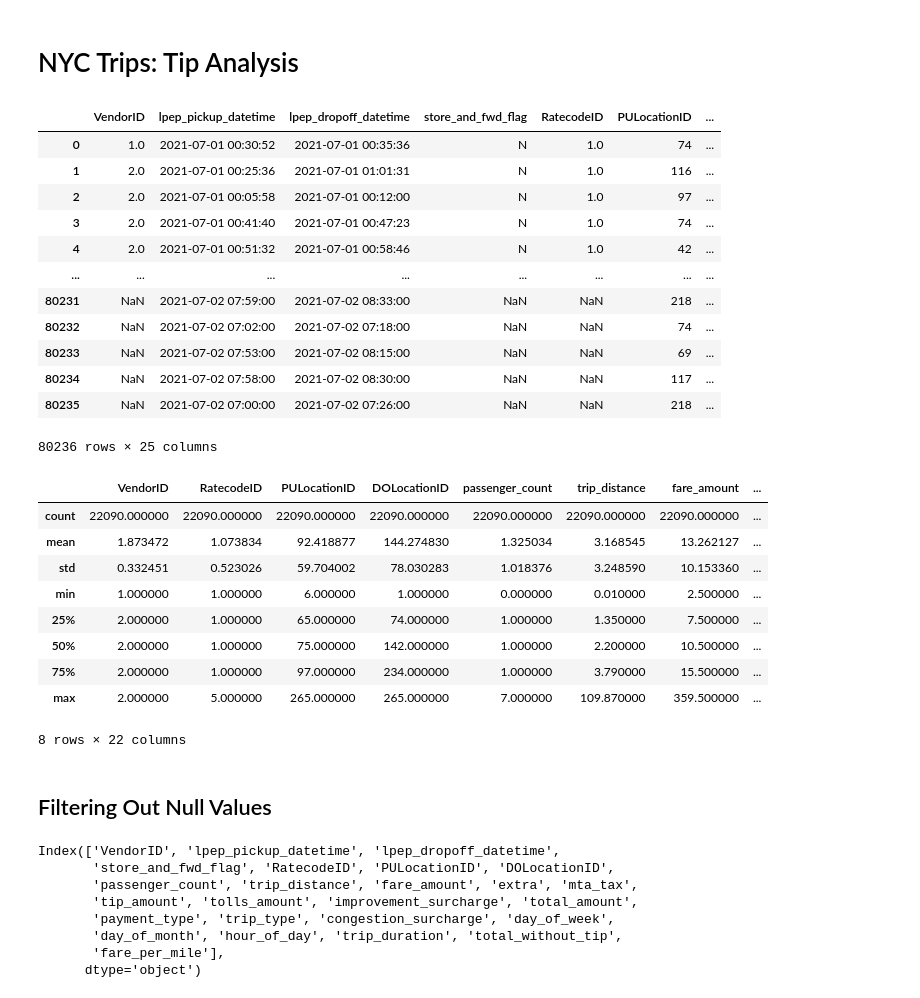
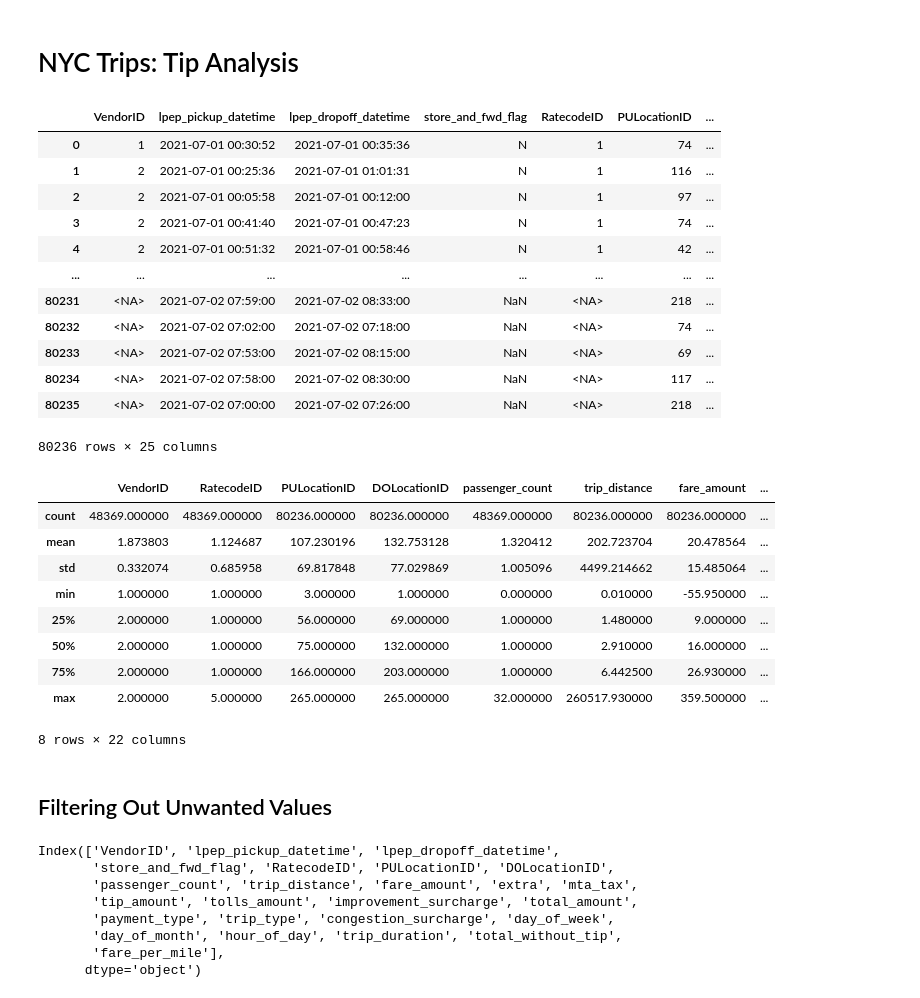
Before and after one commit to UCB-stat-159-s22/hw07-group16, a Jupyter notebook: tip_analysis.ipynb, the cells around one changed output. Cells and saved outputs as stored; diff of their text form; code cells hidden in the pictures.

```diff
--- a/tip_analysis.ipynb
+++ b/tip_analysis.ipynb
@@ -8,35 +9,35 @@ import seaborn as sns
 # %%
-df = pd.read_csv('data/taxi_clean.csv')
+df = utils.open_taxi_clean_df()
 df
 # %% [output]
 |  | VendorID | lpep_pickup_datetime | lpep_dropoff_datetime | store_and_fwd_flag | RatecodeID | PULocationID | ... |
-| 0 | 1.0 | 2021-07-01 00:30:52 | 2021-07-01 00:35:36 | N | 1.0 | 74 | ... |
-| 1 | 2.0 | 2021-07-01 00:25:36 | 2021-07-01 01:01:31 | N | 1.0 | 116 | ... |
-| 2 | 2.0 | 2021-07-01 00:05:58 | 2021-07-01 00:12:00 | N | 1.0 | 97 | ... |
-| 3 | 2.0 | 2021-07-01 00:41:40 | 2021-07-01 00:47:23 | N | 1.0 | 74 | ... |
-| 4 | 2.0 | 2021-07-01 00:51:32 | 2021-07-01 00:58:46 | N | 1.0 | 42 | ... |
+| 0 | 1 | 2021-07-01 00:30:52 | 2021-07-01 00:35:36 | N | 1 | 74 | ... |
+| 1 | 2 | 2021-07-01 00:25:36 | 2021-07-01 01:01:31 | N | 1 | 116 | ... |
+| 2 | 2 | 2021-07-01 00:05:58 | 2021-07-01 00:12:00 | N | 1 | 97 | ... |
+| 3 | 2 | 2021-07-01 00:41:40 | 2021-07-01 00:47:23 | N | 1 | 74 | ... |
+| 4 | 2 | 2021-07-01 00:51:32 | 2021-07-01 00:58:46 | N | 1 | 42 | ... |
 | ... | ... | ... | ... | ... | ... | ... | ... |
-| 80231 | NaN | 2021-07-02 07:59:00 | 2021-07-02 08:33:00 | NaN | NaN | 218 | ... |
-| 80232 | NaN | 2021-07-02 07:02:00 | 2021-07-02 07:18:00 | NaN | NaN | 74 | ... |
-| 80233 | NaN | 2021-07-02 07:53:00 | 2021-07-02 08:15:00 | NaN | NaN | 69 | ... |
-| 80234 | NaN | 2021-07-02 07:58:00 | 2021-07-02 08:30:00 | NaN | NaN | 117 | ... |
-| 80235 | NaN | 2021-07-02 07:00:00 | 2021-07-02 07:26:00 | NaN | NaN | 218 | ... |
+| 80231 | <NA> | 2021-07-02 07:59:00 | 2021-07-02 08:33:00 | NaN | <NA> | 218 | ... |
+| 80232 | <NA> | 2021-07-02 07:02:00 | 2021-07-02 07:18:00 | NaN | <NA> | 74 | ... |
+| 80233 | <NA> | 2021-07-02 07:53:00 | 2021-07-02 08:15:00 | NaN | <NA> | 69 | ... |
+| 80234 | <NA> | 2021-07-02 07:58:00 | 2021-07-02 08:30:00 | NaN | <NA> | 117 | ... |
+| 80235 | <NA> | 2021-07-02 07:00:00 | 2021-07-02 07:26:00 | NaN | <NA> | 218 | ... |
 80236 rows × 25 columns
 # %%
 df.describe()
 # %% [output]
 |  | VendorID | RatecodeID | PULocationID | DOLocationID | passenger_count | trip_distance | fare_amount | ... |
-| count | 22090.000000 | 22090.000000 | 22090.000000 | 22090.000000 | 22090.000000 | 22090.000000 | 22090.000000 | ... |
-| mean | 1.873472 | 1.073834 | 92.418877 | 144.274830 | 1.325034 | 3.168545 | 13.262127 | ... |
-| std | 0.332451 | 0.523026 | 59.704002 | 78.030283 | 1.018376 | 3.248590 | 10.153360 | ... |
-| min | 1.000000 | 1.000000 | 6.000000 | 1.000000 | 0.000000 | 0.010000 | 2.500000 | ... |
-| 25% | 2.000000 | 1.000000 | 65.000000 | 74.000000 | 1.000000 | 1.350000 | 7.500000 | ... |
-| 50% | 2.000000 | 1.000000 | 75.000000 | 142.000000 | 1.000000 | 2.200000 | 10.500000 | ... |
-| 75% | 2.000000 | 1.000000 | 97.000000 | 234.000000 | 1.000000 | 3.790000 | 15.500000 | ... |
-| max | 2.000000 | 5.000000 | 265.000000 | 265.000000 | 7.000000 | 109.870000 | 359.500000 | ... |
+| count | 48369.000000 | 48369.000000 | 80236.000000 | 80236.000000 | 48369.000000 | 80236.000000 | 80236.000000 | ... |
+| mean | 1.873803 | 1.124687 | 107.230196 | 132.753128 | 1.320412 | 202.723704 | 20.478564 | ... |
+| std | 0.332074 | 0.685958 | 69.817848 | 77.029869 | 1.005096 | 4499.214662 | 15.485064 | ... |
+| min | 1.000000 | 1.000000 | 3.000000 | 1.000000 | 0.000000 | 0.010000 | -55.950000 | ... |
+| 25% | 2.000000 | 1.000000 | 56.000000 | 69.000000 | 1.000000 | 1.480000 | 9.000000 | ... |
+| 50% | 2.000000 | 1.000000 | 75.000000 | 132.000000 | 1.000000 | 2.910000 | 16.000000 | ... |
+| 75% | 2.000000 | 1.000000 | 166.000000 | 203.000000 | 1.000000 | 6.442500 | 26.930000 | ... |
+| max | 2.000000 | 5.000000 | 265.000000 | 265.000000 | 32.000000 | 260517.930000 | 359.500000 | ... |
 8 rows × 22 columns
 # %% [markdown]
-## Filtering Out Null Values
+## Filtering Out Unwanted Values
 # %%
 df = df[df.tip_amount > 0]
 df = df[df.fare_amount > 0]
```
Also changed, not shown: parts of 12 cells of this notebook, 7 other files.
